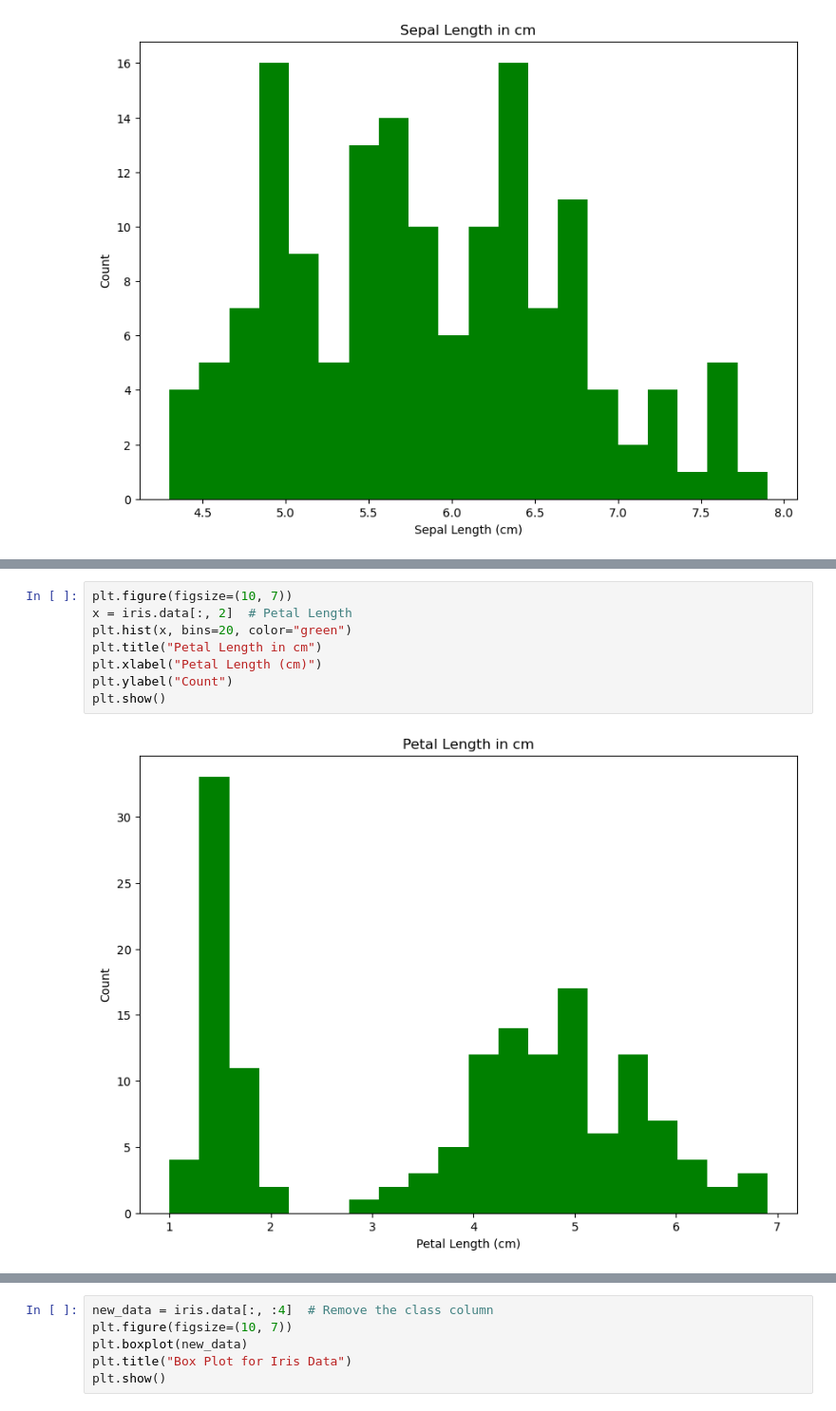
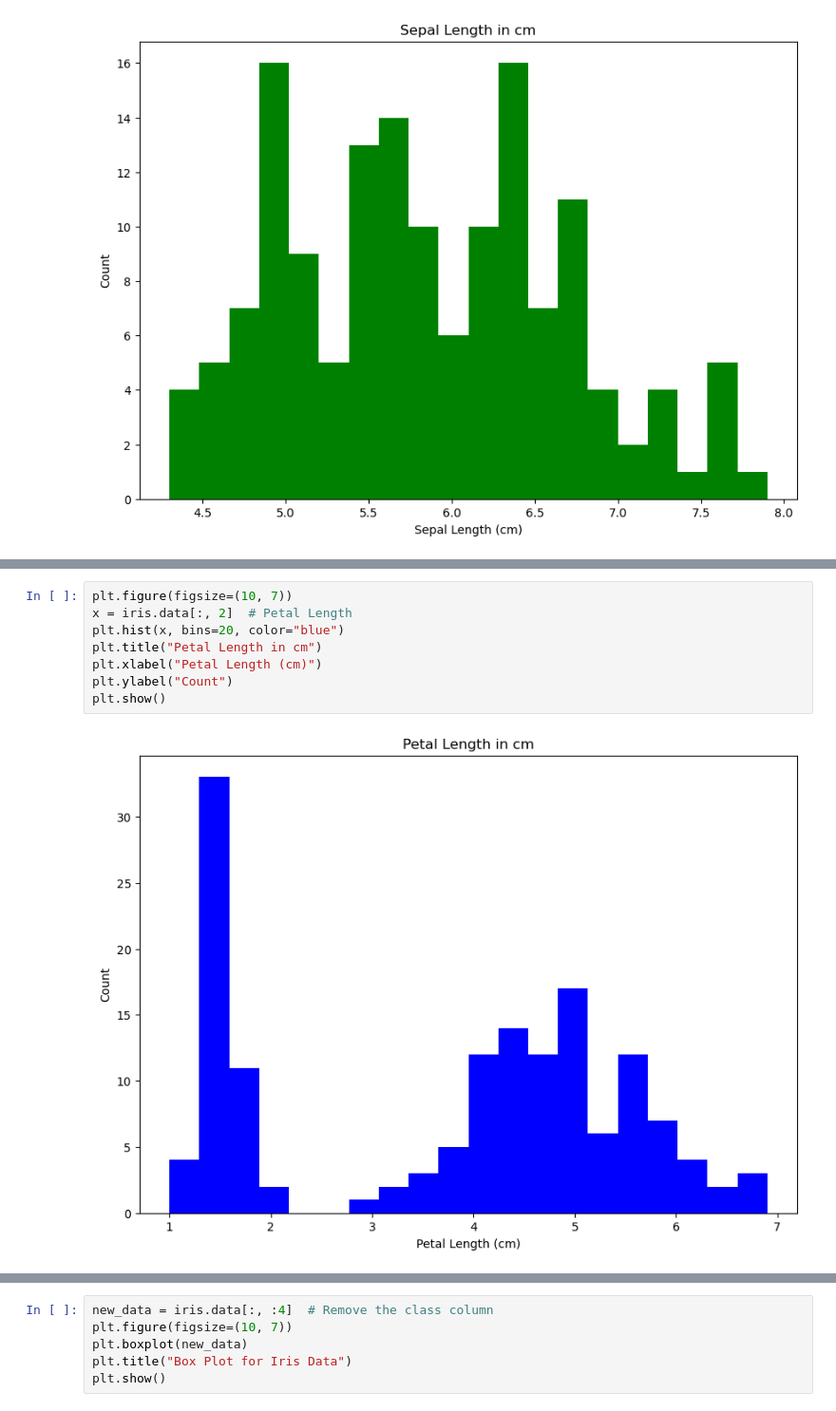
Before and after one commit to IanaraFer/pands-project, a Jupyter notebook: irisdataset.ipynb, the cells around one changed output, grey strips where cells are left out. Shown: that part at 95% size. Saved outputs shown, nothing was run; the diff lists cells and outputs as text.

```diff
--- a/irisdataset.ipynb
+++ b/irisdataset.ipynb
@@ -112,13 +112,13 @@ plt.show()
 # %%
 plt.figure(figsize=(10, 7))
 x = iris.data[:, 2]  # Petal Length
-plt.hist(x, bins=20, color="green")
+plt.hist(x, bins=20, color="blue")
 plt.title("Petal Length in cm")
 plt.xlabel("Petal Length (cm)")
 plt.ylabel("Count")
 plt.show()
 # %% [output]
-[figure, old version]
+[figure, new version]
 # %%
 plt.figure(figsize=(10, 7))
 x = iris.data[:, 3]  # Petal Width
```
Also changed, not shown: parts of 4 cells of this notebook, 1 other file.
